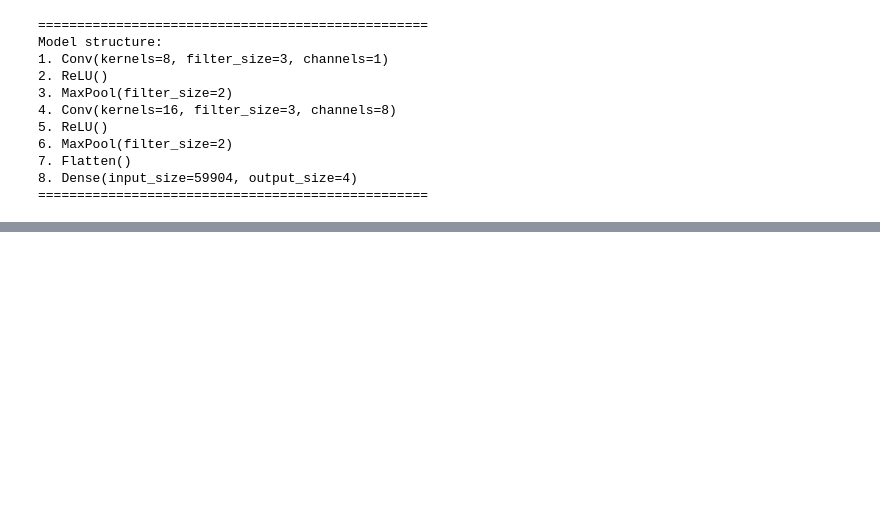
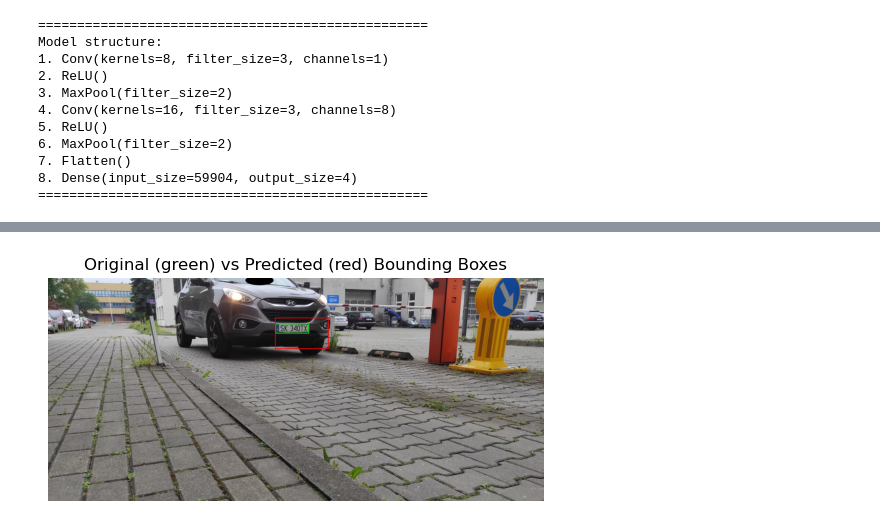
Before and after one commit to szewczem/CNN-car-plates-detection, a Jupyter notebook: Training_model_test.ipynb, the cells around one changed output, grey strips where cells are left out. Drawn from its saved outputs; the diff is of its cells as text; code cells hidden in the pictures; blank space fills up the shorter version.

```diff
--- a/Training_model_test.ipynb
+++ b/Training_model_test.ipynb
@@ -70,0 +79,32 @@ model.plot_loss_for_learning(loss_per_epochs)
+# %%
+import cv2
+import matplotlib.pyplot as plt
+
+# Load the original image
+img_path = './data/original/photos/69.jpg'
+image = cv2.imread(img_path)
+
+# Convert to RGB for displaying with matplotlib
+image_rgb = cv2.cvtColor(image, cv2.COLOR_BGR2RGB)
+
+# Bounding boxes
+predicted = rescaled_bboxs_predicted_list[0]
+original  = rescaled_bboxs_original_list[0]
+
+# Convert to int
+predicted = list(map(int, predicted))
+original = list(map(int, original))
+
+# Draw original bbox (GREEN)
+cv2.rectangle(image_rgb, (original[0], original[1]), (original[2], original[3]), (0, 255, 0), 6)
+
+# Draw predicted bbox (RED)
+cv2.rectangle(image_rgb, (predicted[0], predicted[1]), (predicted[2], predicted[3]), (255, 0, 0), 6)
+
+# Show the image
+plt.imshow(image_rgb)
+plt.title("Original (green) vs Predicted (red) Bounding Boxes")
+plt.axis("off")
+plt.show()
+# %% [output]
+[figure, added]
```
Also changed, not shown: parts of 9 cells of this notebook, 5 other files.
